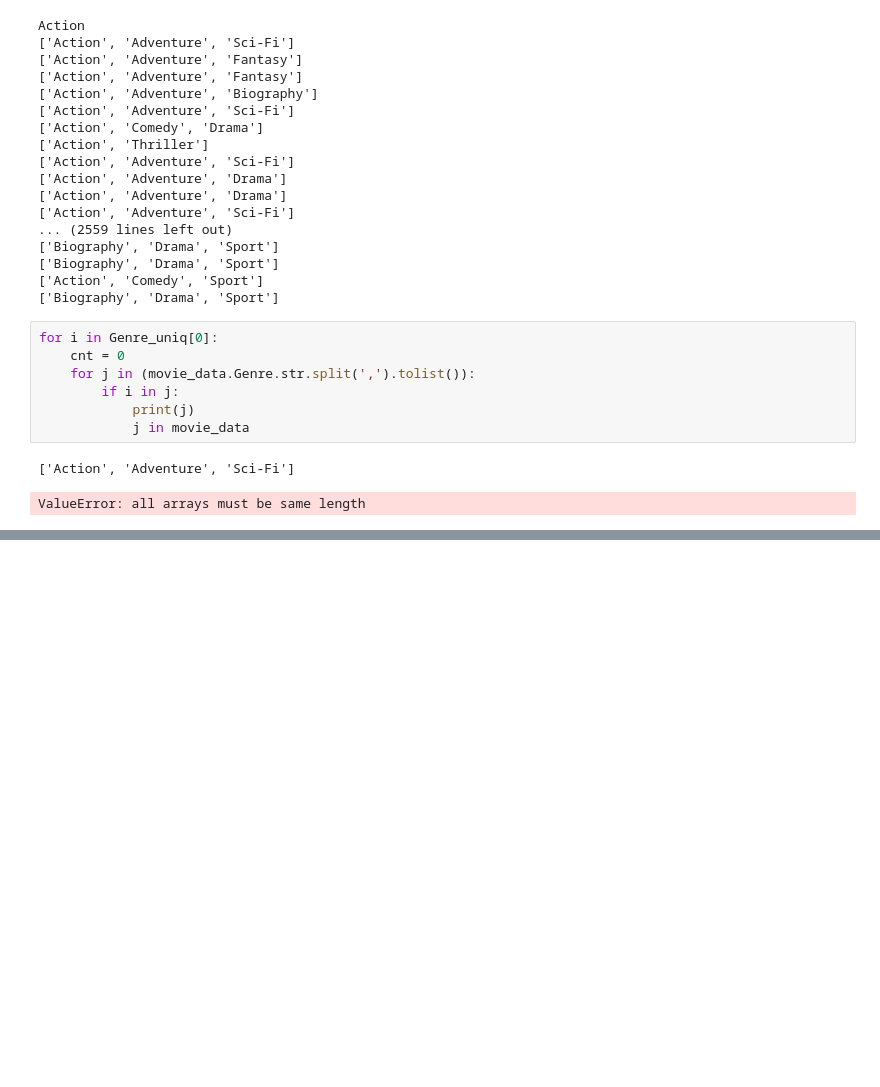
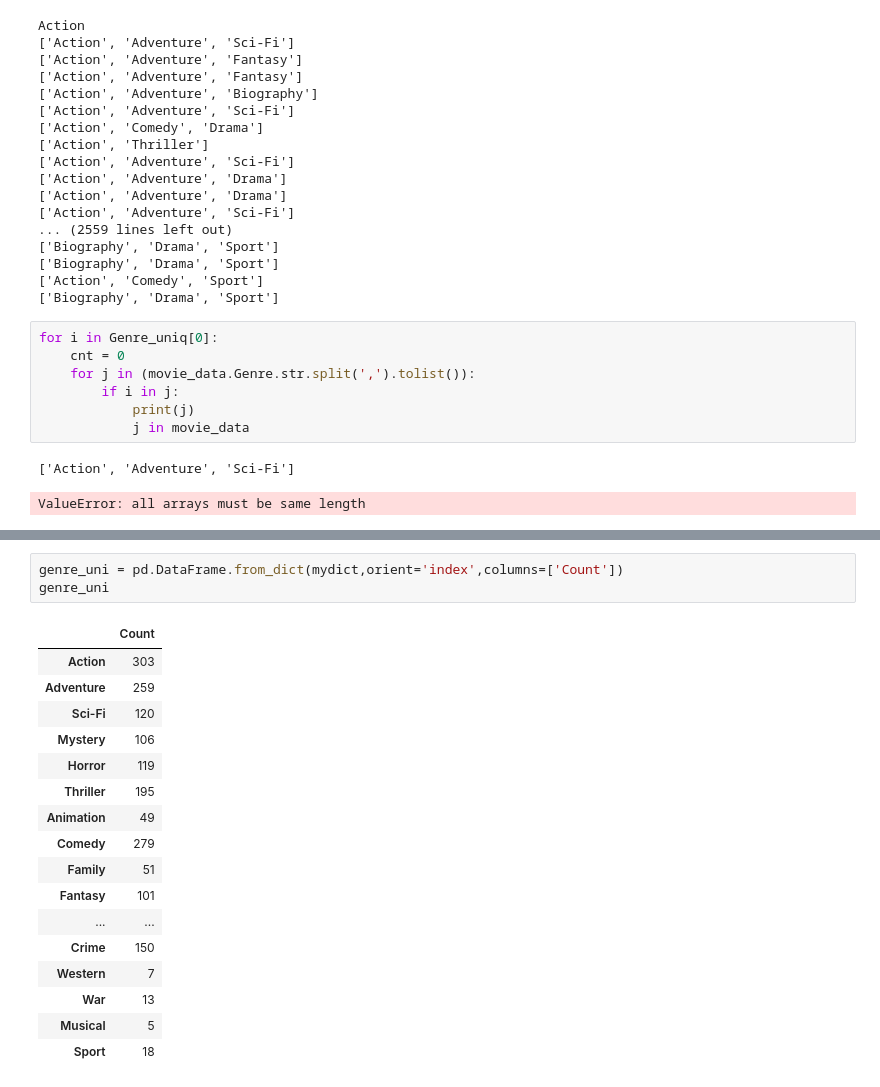
Before and after one commit to yaminijoshi89/INSAID-Projects, a Jupyter notebook: IMBD Movies EDA.ipynb, the cells around one changed output, grey strips where cells are left out. Saved outputs shown, nothing was run; the diff lists cells and outputs as text; blank space fills up the shorter version.

```diff
--- a/IMBD Movies EDA.ipynb
+++ b/IMBD Movies EDA.ipynb
@@ -234,0 +345,21 @@ TypeError: unhashable type: 'list'
+# %%
+genre_uni = pd.DataFrame.from_dict(mydict,orient='index',columns=['Count'])
+genre_uni
+# %% [output]
+|  | Count |
+| Action | 303 |
+| Adventure | 259 |
+| Sci-Fi | 120 |
+| Mystery | 106 |
+| Horror | 119 |
+| Thriller | 195 |
+| Animation | 49 |
+| Comedy | 279 |
+| Family | 51 |
+| Fantasy | 101 |
+| ... | ... |
+| Crime | 150 |
+| Western | 7 |
+| War | 13 |
+| Musical | 5 |
+| Sport | 18 |
```
Also changed, not shown: parts of 9 cells of this notebook.
